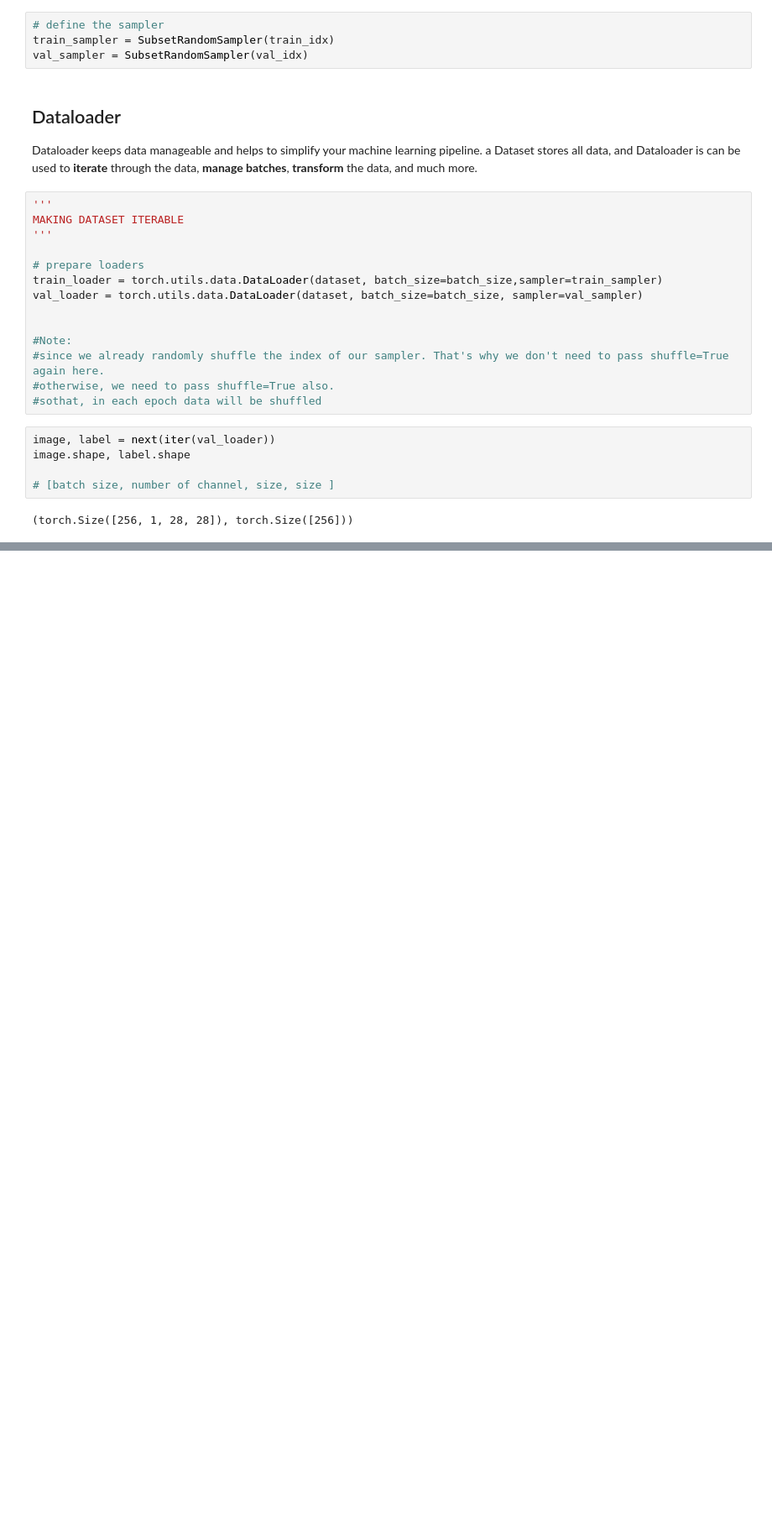
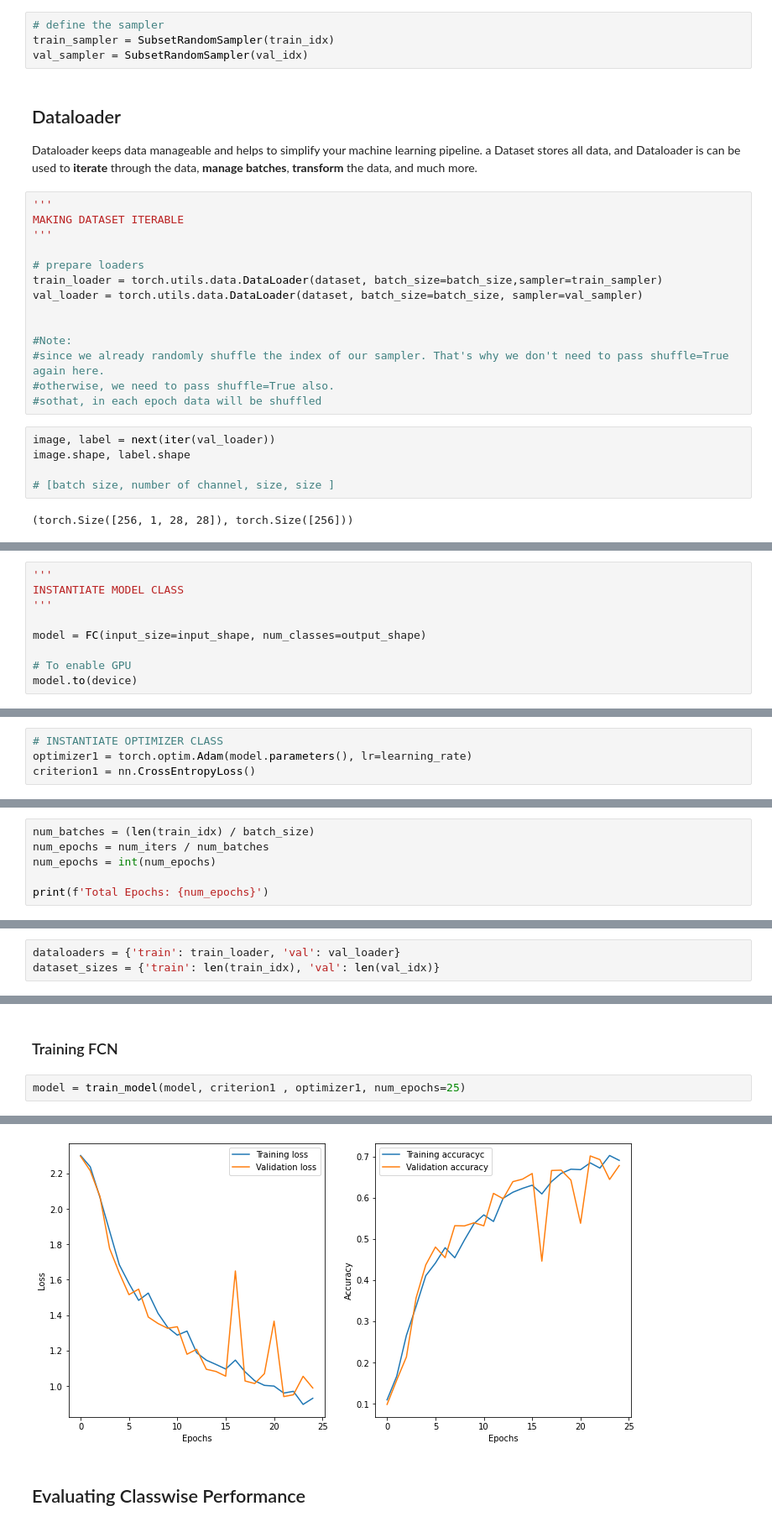
Before and after one commit to SajidHShanta/Bengali-handwritten-digit-recognition-with-PyTorch, a Jupyter notebook: Bengali_handwritten_digit_recognition_with_PyTorch.ipynb, the cells around one changed output, grey strips where cells are left out. Shown: that part at 84% size. Drawn from its saved outputs; the diff is of its cells as text; blank space fills up the shorter version.

Commit message:
FCN Model

```diff
--- a/Bengali_handwritten_digit_recognition_with_PyTorch.ipynb
+++ b/Bengali_handwritten_digit_recognition_with_PyTorch.ipynb
@@ -187,0 +209,9 @@ image.shape, label.shape
+# %%
+'''
+INSTANTIATE MODEL CLASS
+'''
+
+model = FC(input_size=input_shape, num_classes=output_shape)
+
+# To enable GPU
+model.to(device)
@@ -187,0 +227,4 @@ image.shape, label.shape
+# %%
+# INSTANTIATE OPTIMIZER CLASS
+optimizer1 = torch.optim.Adam(model.parameters(), lr=learning_rate)
+criterion1 = nn.CrossEntropyLoss()
@@ -187,0 +233,6 @@ image.shape, label.shape
+# %%
+num_batches = (len(train_idx) / batch_size)
+num_epochs = num_iters / num_batches
+num_epochs = int(num_epochs)
+
+print(f'Total Epochs: {num_epochs}')
@@ -187,0 +241,3 @@ image.shape, label.shape
+# %%
+dataloaders = {'train': train_loader, 'val': val_loader}
+dataset_sizes = {'train': len(train_idx), 'val': len(val_idx)}
@@ -187,0 +340,5 @@ image.shape, label.shape
+# %% [markdown]
+### Training FCN
+# %%
+model = train_model(model, criterion1 , optimizer1, num_epochs=25)
+# %% [output]
@@ -187,0 +362,3 @@ image.shape, label.shape
+[figure, added]
+# %% [markdown]
+## Evaluating Classwise Performance
```
Also changed, not shown: parts of 12 cells of this notebook, 2 other files.
